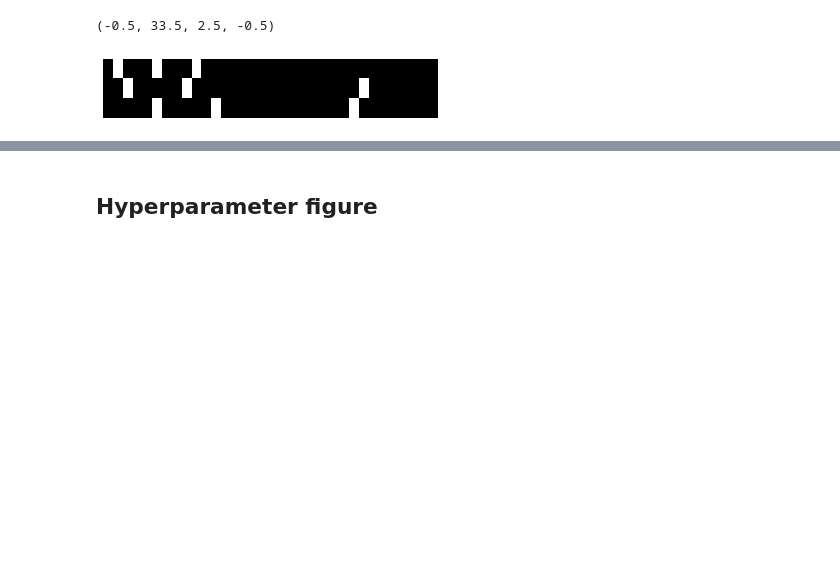
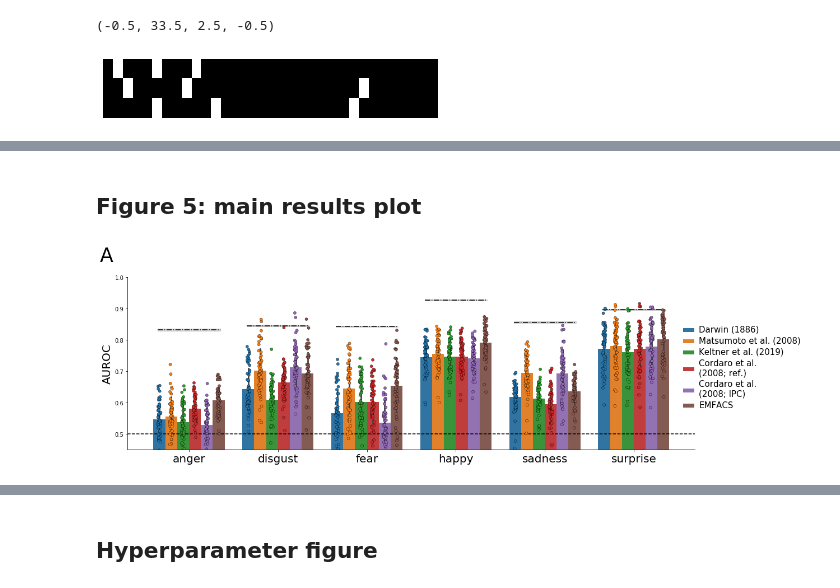
Before and after one commit to lukassnoek/hypothesis-kernel-analysis, a Jupyter notebook: notebooks/figures.ipynb, the cells around one changed output, grey strips where cells are left out. Saved outputs shown, nothing was run; the diff lists cells and outputs as text; code cells hidden in the pictures; blank space fills up the shorter version.

```diff
--- a/notebooks/figures.ipynb
+++ b/notebooks/figures.ipynb
@@ -207,0 +108,45 @@ for name, df in t_df.items():
+# %% [markdown]
+## Figure 5: main results plot
+# %%
+ymin = 0.45
+ymax = 1
+chance_level = .5
+
+df = pd.read_csv('../results/scores.tsv', sep='\t', index_col=0)
+df = df.replace(map2leg)
+nc = pd.read_csv('../results/noise_ceiling.tsv', sep='\t', index_col=0)
+
+g = sns.catplot(x='emotion', y='score', data=df, hue='mapping',
+                kind="bar", aspect=3, height=5, ci='sd')
+g._legend.set_title('')
+g._legend.set_bbox_to_anchor([1.025, 0.5])
+
+plt.setp(g._legend.get_texts(), fontsize=15)
+
+ax = sns.stripplot(x='emotion', y='score', hue='mapping',
+                   edgecolor='black', linewidth=0.4, data=df,
+                   dodge=True, jitter=True)
+
+ax.set_xlabel('')
+ax.set_ylabel('AUROC', fontsize=20)
+ax.set_xticklabels(ax.get_xticklabels(), fontsize=20)
+
+n_tk = df['mapping'].unique().size
+for i in range(6):
+    this_nc = np.array([nc['noise_ceiling'].iloc[i]] * 6)
+    this_sd = np.array([nc['sd'].iloc[i]] * 6)
+    plt.plot(np.linspace(i-0.35, i+0.35, num=6), this_nc, c='k', ls='-.')
+    plt.fill_between(
+        np.linspace(i-0.35, i+0.35, num=6),
+        this_nc - this_sd, this_nc + this_sd,
+        color='gray', alpha=0.3
+)
+
+ax = plt.gca()
+ax.set_ylim(ymin, ymax)
+ax.axhline(chance_level, c='k', ls='--')
+ax.legend_.remove()
+ax.text(-1, 1.05, 'A', fontsize=35)
+plt.savefig('Figure5a.png')
+# %% [output]
+[figure, added]
```
Also changed, not shown: parts of 32 cells of this notebook, 16 other files.
